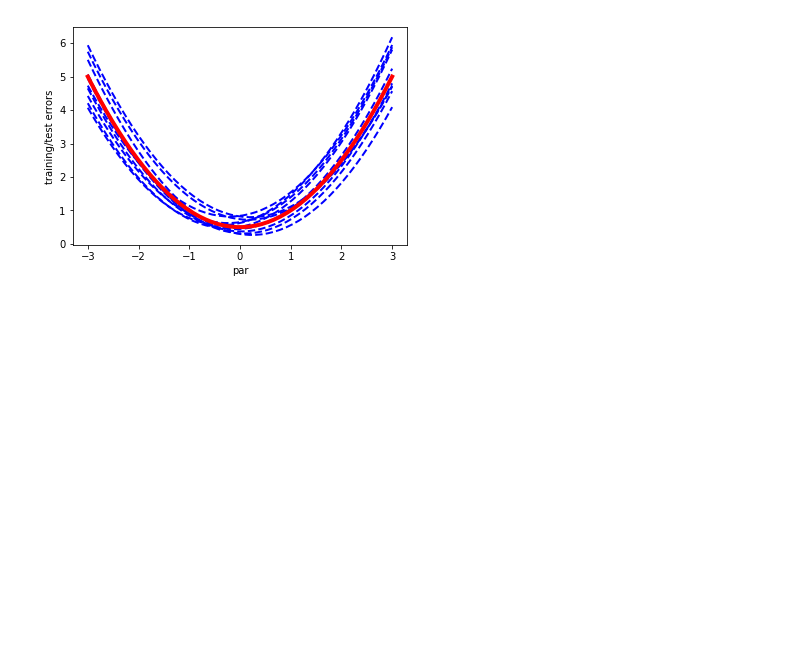
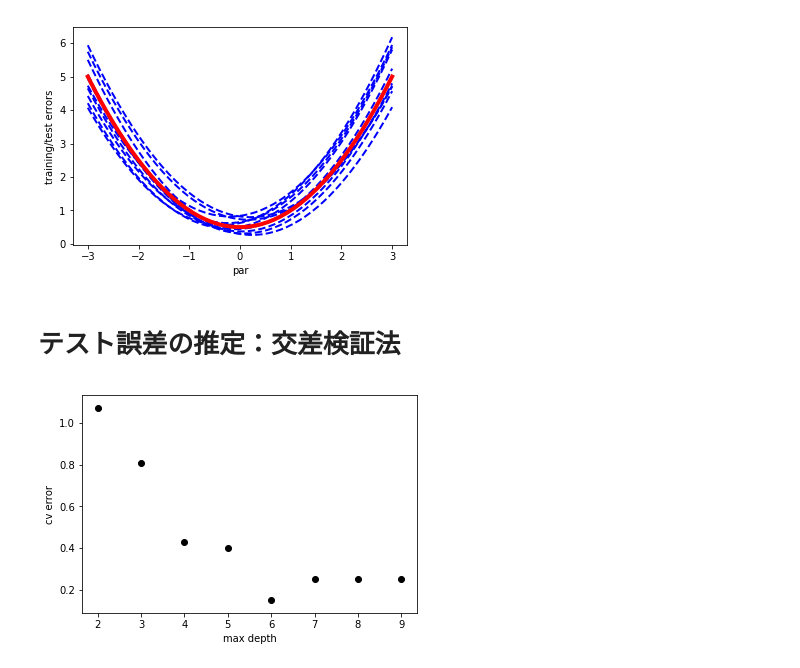
Before and after one commit to HidehikoMURAO/Python, a Jupyter notebook: Statistics.ipynb, the cells around one changed output. Cells and saved outputs as stored; diff of their text form; code cells hidden in the pictures; blank space fills up the shorter version.

```diff
--- a/Statistics.ipynb
+++ b/Statistics.ipynb
@@ -166,3 +166,5 @@ plt.plot(par, te_err,'r-',linewidth=4) # テスト誤差をプロット
 plt.show() # 描画
 # %% [output]
 [figure]
+# %% [markdown]
+# テスト誤差の推定：交差検証法
@@ -168,0 +176,28 @@ plt.show() # 描画
+# %%
+from sklearn.tree import DecisionTreeRegressor
+n, K = 100, 10                                # 設定：データ数100, 10重CV.
+# データ生成
+x = np.random.uniform(-2,2,n)    # 区間[-2,2]上の一様分布
+y = np.sin(2*np.pi*x)/x + np.random.normal(scale=0.5,size=n)
+# データをグループ分け
+cv_idx = np.tile(np.arange(K), int(np.ceil(n/K)))[:n]
+maxdepths = np.arange(2,10)      # 決定木の深さの候補
+cverr = np.array([])
+for mp in maxdepths:
+    cverr_lambda = np.array([])
+    for k in range(K):
+        tr_idx = (cv_idx!=k)
+        te_idx = (cv_idx==k)
+        cvx = x[tr_idx]; cvy = y[tr_idx]   # CVのためデータを分割
+        dtreg = DecisionTreeRegressor(max_depth=mp)
+        dtreg.fit(np.array([cvx]).T, cvy)               # 決定木で推定
+        ypred = dtreg.predict(np.array([x[te_idx]]).T)  # 予測
+        # CV誤差の計算
+        cl = np.append(cverr_lambda, np.mean((y[te_idx]-ypred)**2/2))
+    cverr = np.append(cverr, np.mean(cl))
+# %%
+plt.scatter(maxdepths, cverr,c='k')  # cv誤差のプロット
+plt.xlabel("max depth"); plt.ylabel('cv error')
+plt.show()
+# %% [output]
+[figure, added]
```
Also changed, not shown: parts of 1 cell of this notebook.
